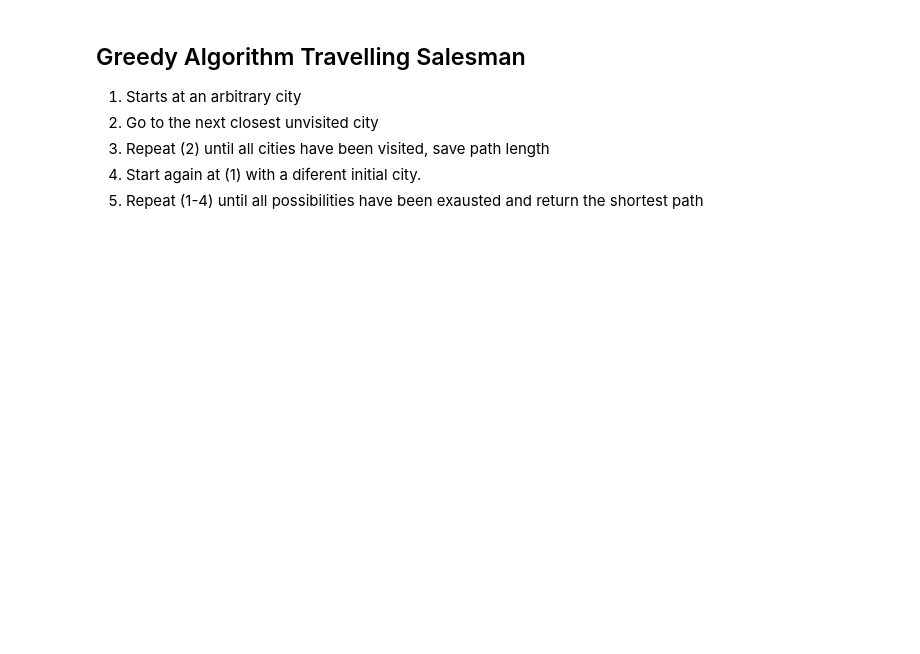
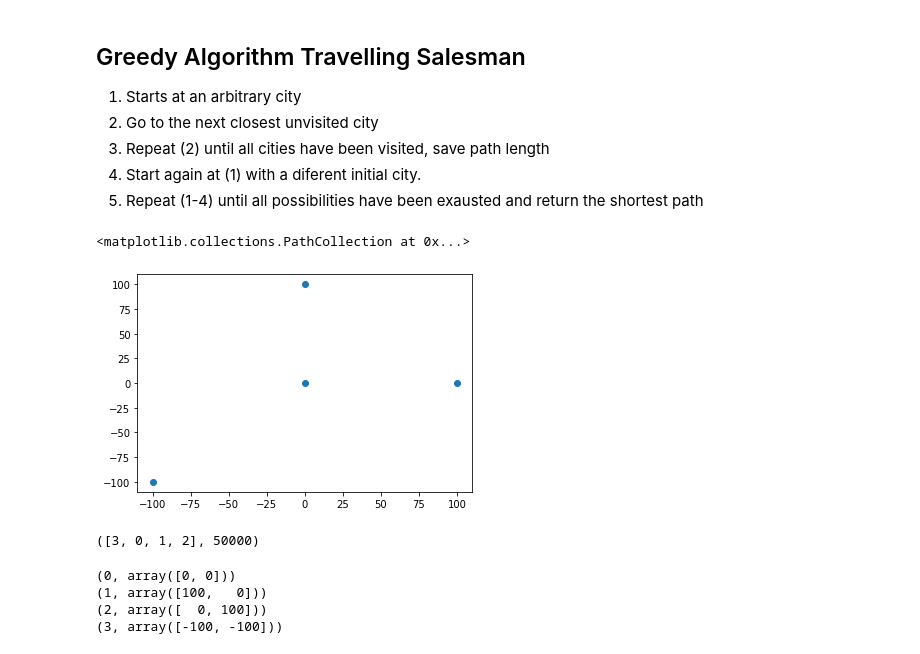
Before and after one commit to amandeep0/gec, a Jupyter notebook: location_text.ipynb, the cells around one changed output. Cells and saved outputs as stored; diff of their text form; code cells hidden in the pictures; blank space fills up the shorter version.

```diff
--- a/location_text.ipynb
+++ b/location_text.ipynb
@@ -135,3 +96,12 @@ import numpy as np
+# %%
+import numpy as np
+p = [10, 13, 18, 30, 7, 15]
+w = [11, 15, 20, 36, 10, 33]
+index = list(range(0,len(p)))
+items = list(zip(index, p,w))
+c, I = 47, range(len(w))
+
+# Greedy Algorithm
 # %% [markdown]
 ## Greedy Algorithm Travelling Salesman
 
@@ -140,6 +110,13 @@ import numpy as np
 1.   Repeat (2) until all cities have been visited, save path length
 2.   Start again at (1) with a diferent initial city.
 1.   Repeat (1-4) until all possibilities have been exausted and return the shortest path
+# %%
+cities = np.array([(0,0),(100,0),(0,100), (-100,-100)])
+import matplotlib.pyplot as plt
+plt.scatter(x = [c[0] for c in cities], y = [c[1] for c in cities])
+# %% [output]
+<matplotlib.collections.PathCollection at 0x...>
+[figure, added]
 # %%
 import numpy as np
 
@@ -150,7 +127,7 @@ def algorithm(cities):
 	for i_start, start in enumerate(cities):
 		order = [i_start]
 		length = 0
-
+    ### complete the get_closest function
 		i_next, next, dist = get_closest(start, cities, order)
 		length += dist
 		order.append(i_next)
@@ -168,25 +145,25 @@ def algorithm(cities):
 
 	return best_order, best_length
 
+def get_closest(city, cities, visited):
+	return i_closest_city, closest_city, best_distance
 
 
-def get_closest(city, cities, visited):
-	best_distance = float('inf')
-
-	for i, c in enumerate(cities):
-
-		if i not in visited:
-			distance = dist_squared(city, c)
-
-			if distance < best_distance:
-				closest_city = c
-				i_closest_city = i
-				best_distance = distance
-
-	return i_closest_city, closest_city, best_distance
 
 def dist_squared(c1, c2):
 	t1 = c2[0] - c1[0]
 	t2 = c2[1] - c1[1]
 
 	return t1**2 + t2**2
+
+algorithm(cities)
+# %% [output]
+([3, 0, 1, 2], 50000)
+# %%
+for k in enumerate(cities):
+  print(k)
+# %% [output]
+(0, array([0, 0]))
+(1, array([100,   0]))
+(2, array([  0, 100]))
+(3, array([-100, -100]))
```
Also changed, not shown: parts of 12 cells of this notebook.
